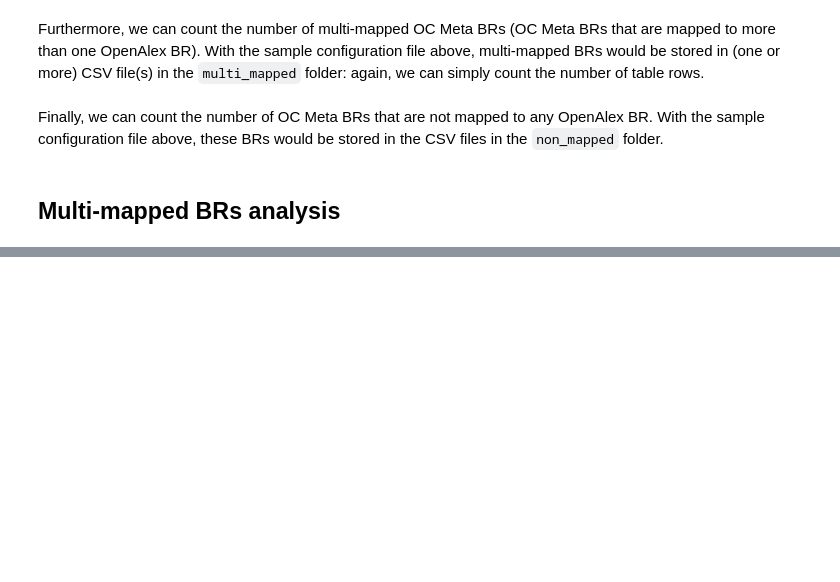
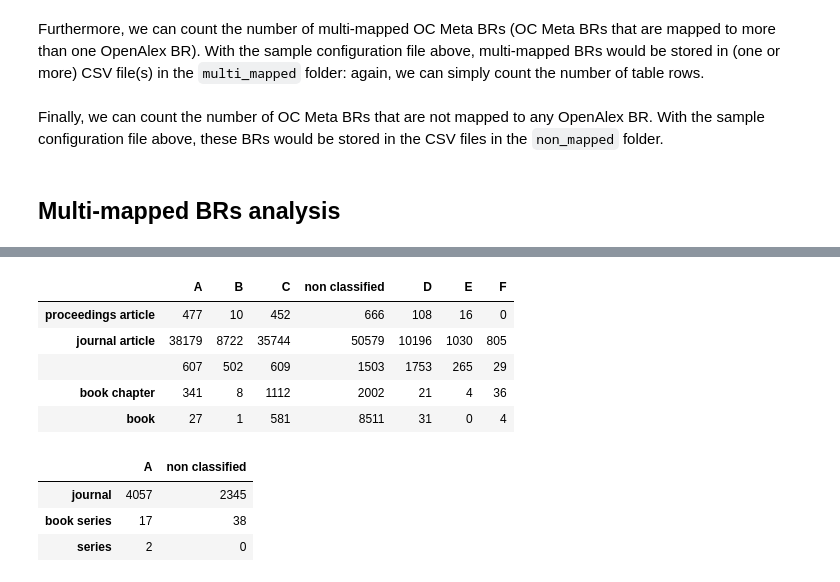
Before and after one commit to eliarizzetto/omid-openalex, a Jupyter notebook: analysis_guide.ipynb, the cells around one changed output, grey strips where cells are left out. Cells and saved outputs as stored; diff of their text form; code cells hidden in the pictures; blank space fills up the shorter version.

```diff
--- a/analysis_guide.ipynb
+++ b/analysis_guide.ipynb
@@ -150,0 +311,16 @@ print(f'Total number of unmapped OC Meta BRs (from CSV dump): {non_mapped_brs_co
+# %%
+works_df.head()
+# %% [output]
+|  | A | B | C | non classified | D | E | F |
+| proceedings article | 477 | 10 | 452 | 666 | 108 | 16 | 0 |
+| journal article | 38179 | 8722 | 35744 | 50579 | 10196 | 1030 | 805 |
+|  | 607 | 502 | 609 | 1503 | 1753 | 265 | 29 |
+| book chapter | 341 | 8 | 1112 | 2002 | 21 | 4 | 36 |
+| book | 27 | 1 | 581 | 8511 | 31 | 0 | 4 |
+# %%
+sources_df.head()
+# %% [output]
+|  | A | non classified |
+| journal | 4057 | 2345 |
+| book series | 17 | 38 |
+| series | 2 | 0 |
```
Also changed, not shown: parts of 22 cells of this notebook, 2 other files.
